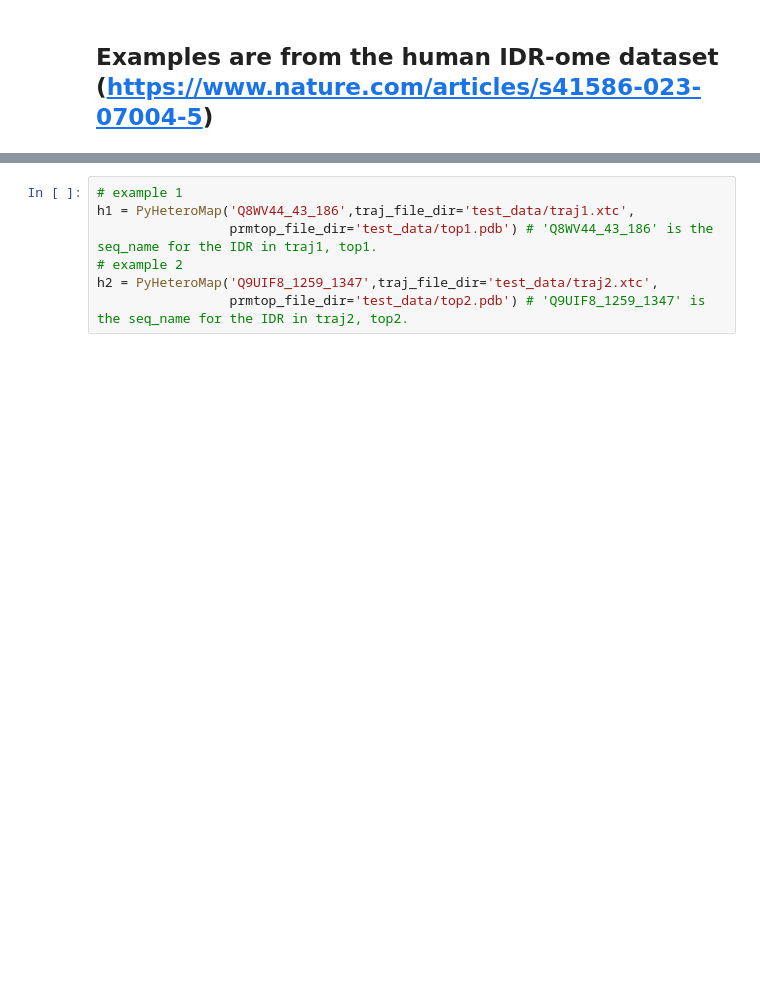
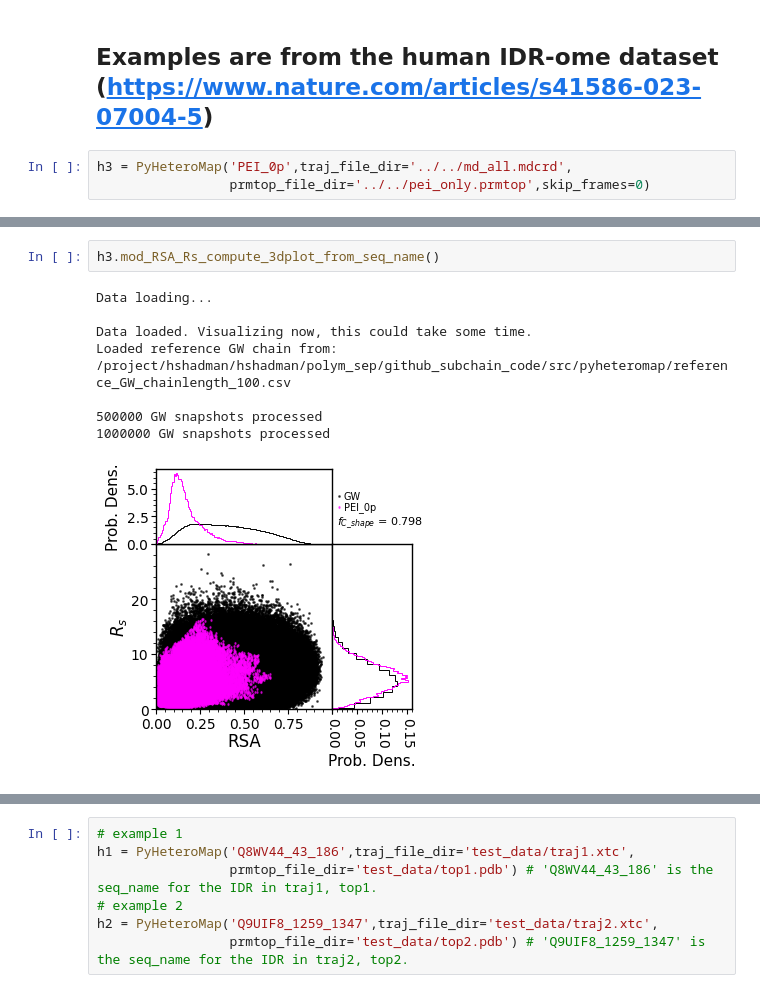
Before and after one commit to hshadman/IDP_Global_Local_Conformational_Landscapes, a Jupyter notebook: examples/example_usage.ipynb, the cells around one changed output, grey strips where cells are left out. Cells and saved outputs as stored; diff of their text form; blank space fills up the shorter version.

```diff
--- a/examples/example_usage.ipynb
+++ b/examples/example_usage.ipynb
@@ -13,3 +13,6 @@ import os
 # Initialize
 # %% [markdown]
 ## Examples are from the human IDR-ome dataset (https://www.nature.com/articles/s41586-023-07004-5)
+# %%
+h3 = PyHeteroMap('PEI_0p',traj_file_dir='../../md_all.mdcrd',
+                 prmtop_file_dir='../../pei_only.prmtop',skip_frames=0)
@@ -15,0 +31,11 @@ import os
+# %%
+h3.mod_RSA_Rs_compute_3dplot_from_seq_name()
+# %% [output]
+Data loading...
+
+Data loaded. Visualizing now, this could take some time.
+Loaded reference GW chain from: /project/hshadman/hshadman/polym_sep/github_subchain_code/src/pyheteromap/reference_GW_chainlength_100.csv
+
+500000 GW snapshots processed
+1000000 GW snapshots processed
+[figure, added]
```
Also changed, not shown: parts of 2 cells of this notebook, 2 other files.
